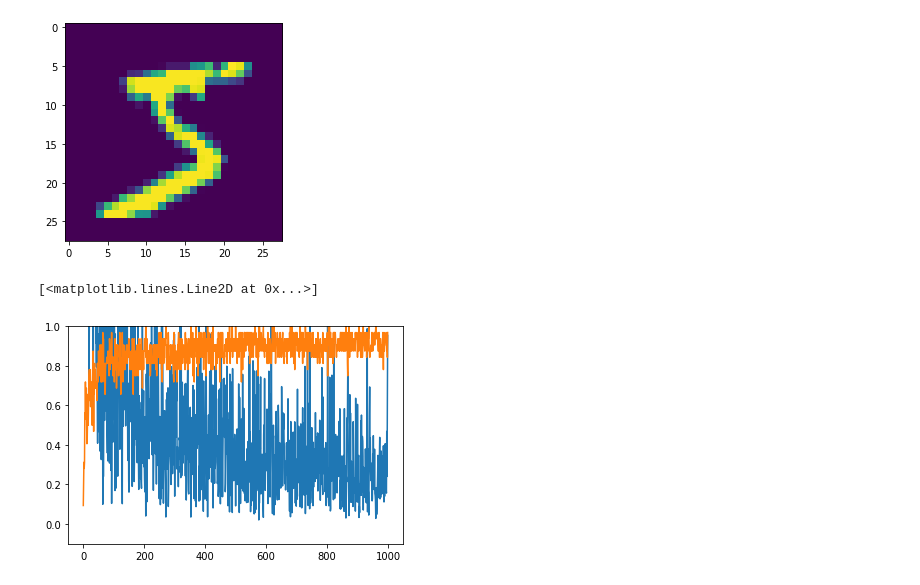
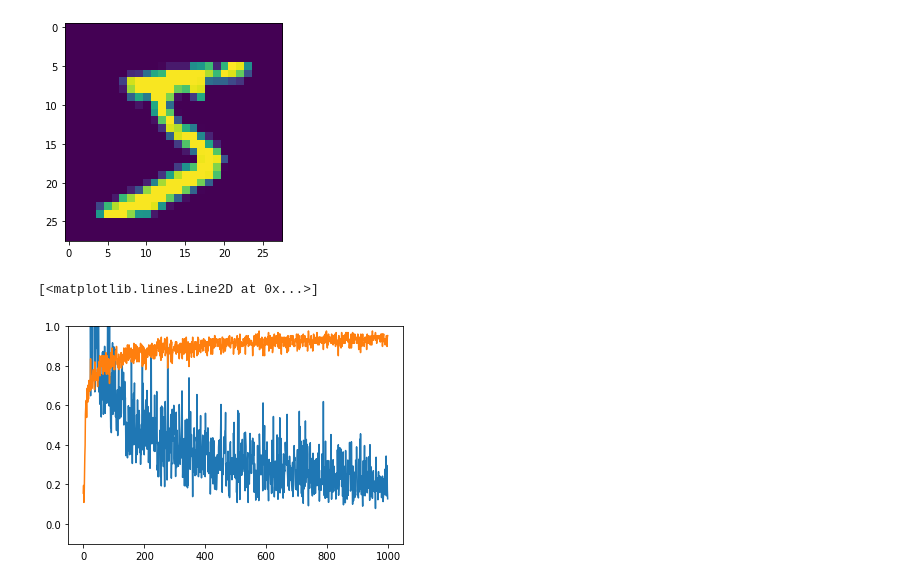
Before and after one commit to qiyangjie/explore_matrix_multiply, a Jupyter notebook: mnist_from_scratch.ipynb, the cells around one changed output. Cells and saved outputs as stored; diff of their text form; code cells hidden in the pictures.

```diff
--- a/mnist_from_scratch.ipynb
+++ b/mnist_from_scratch.ipynb
@@ -49,34 +49,62 @@ class BobNet(nn.Module):
+# %%
+# model
+import torch
+import torch.nn as nn
+import torch.nn.functional as F
+torch.set_printoptions(sci_mode=False)
+class BobNet(torch.nn.Module):
+  def __init__(self):
+    super(BobNet, self).__init__()
+    self.l1 = nn.Linear(784, 128, bias=False)
+    self.l2 = nn.Linear(128, 10, bias=False)
+    self.sm = nn.LogSoftmax(dim=1)
+  def forward(self, x):
+    x = F.relu(self.l1(x))
+    x = self.l2(x)
+    x = self.sm(x)
+    return x
 # %%
 # model(torch.tensor(X_train[0:10].reshape((-1, 28*28))).float())
 # %%
 # training
 model = BobNet()
-BS = 32
-loss_function = nn.CrossEntropyLoss()
+
+
+"""
+with torch.no_grad():
+  model.l1.weight.copy_(torch.tensor(layer_init(784, 128).T))
+  model.l2.weight.copy_(torch.tensor(layer_init(128, 10).T))
+"""
+loss_function = nn.NLLLoss(reduction = 'none')
+#loss_function = nn.CrossEntropyLoss()
 optim = torch.optim.SGD(model.parameters(), lr=0.001, momentum=0)
 losses, accuracies = [], []
+
+BS = 128
 for i in (t := trange(1000)):
     samp = np.random.randint(0, X_train.shape[0], size = (BS))
+
     X = torch.tensor(X_train[samp].reshape((-1, 28*28))).float()
     Y = torch.tensor(Y_train[samp]).long()
-    optim.zero_grad()
+    model.zero_grad(set_to_none=True)
     out = model(X)
     cat = torch.argmax(out, dim=1)
     accuracy = (cat == Y).float().mean()
     loss = loss_function(out, Y)
+    loss = loss.mean()
     loss.backward()
     optim.step()
     loss, accuracy = loss.item(), accuracy.item()
     losses.append(loss)
     accuracies.append(accuracy)
     # print(loss)
     t.set_description("loss %.2f accuracy %.2f" % (loss, accuracy))
 plt.ylim(-0.1, 1)
 plot(losses)
 plot(accuracies)
 # %% [output]
 [<matplotlib.lines.Line2D at 0x...>]
-[figure, old version]
+[figure, new version]
 # %%
 # evaluation
 Y_test_preds = torch.argmax(model(torch.tensor(X_test.reshape((-1, 28*28))).float()), dim=1).numpy()
```
Also changed, not shown: parts of 5 cells of this notebook.
